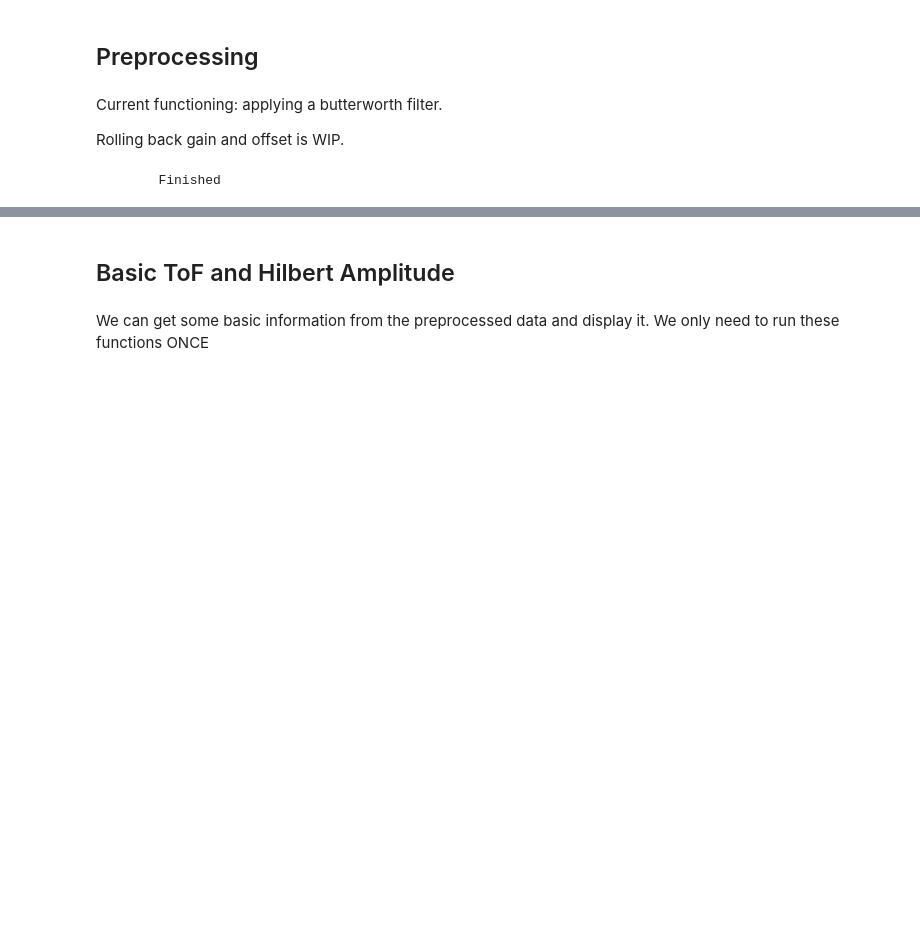
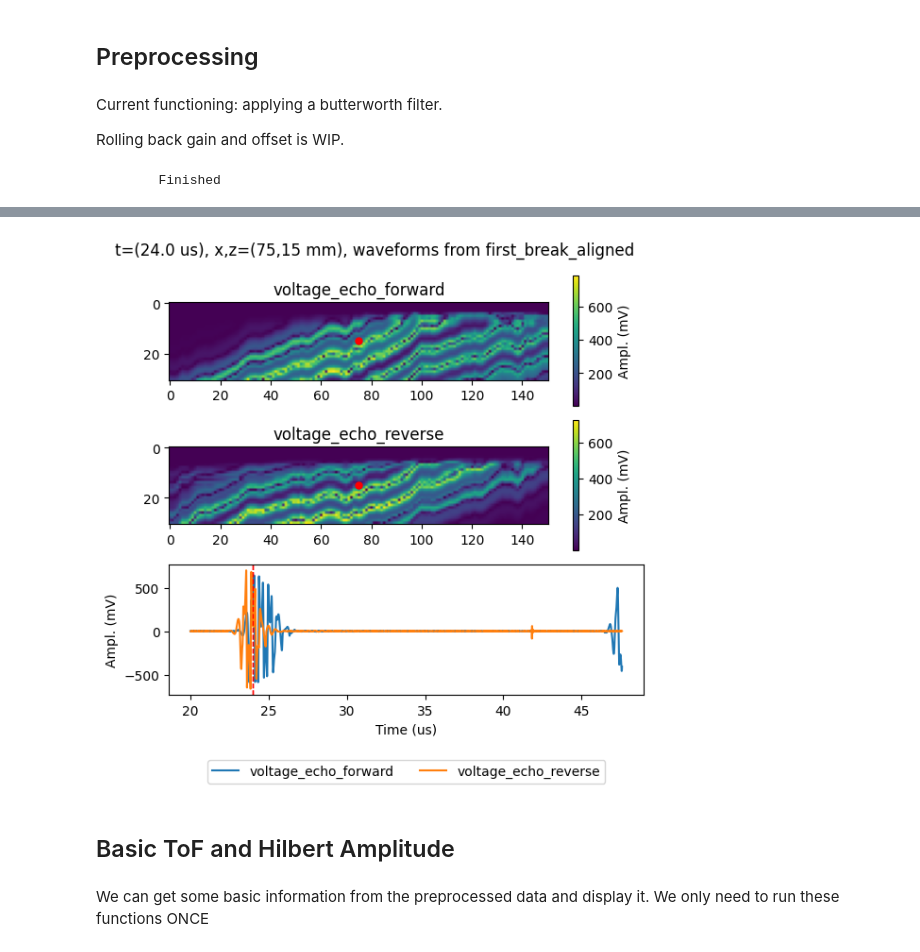
Before and after one commit to zhangxinqiao314/ultrasonic_ml, a Jupyter notebook: Notebooks/fft/h5_workflow.ipynb, the cells around one changed output, grey strips where cells are left out. Drawn from its saved outputs; the diff is of its cells as text; code cells hidden in the pictures; blank space fills up the shorter version.

```diff
--- a/Notebooks/fft/h5_workflow.ipynb
+++ b/Notebooks/fft/h5_workflow.ipynb
@@ -144,3 +187,8 @@ database.view_img_plot(idx = (75,15,2000), from_group='preprocessed_data', from_
+# %%
+# check that alignment is right. You can look at waveforms or hilbert.
+database.view_img_plot(idx = (75,15,2000), from_group='first_break_aligned', from_dataset='waveforms')
+# %% [output]
+[figure, new version]
 # %% [markdown]
 ## Basic ToF and Hilbert Amplitude
 # %% [markdown]
```
Also changed, not shown: parts of 30 cells of this notebook, 10 other files.
